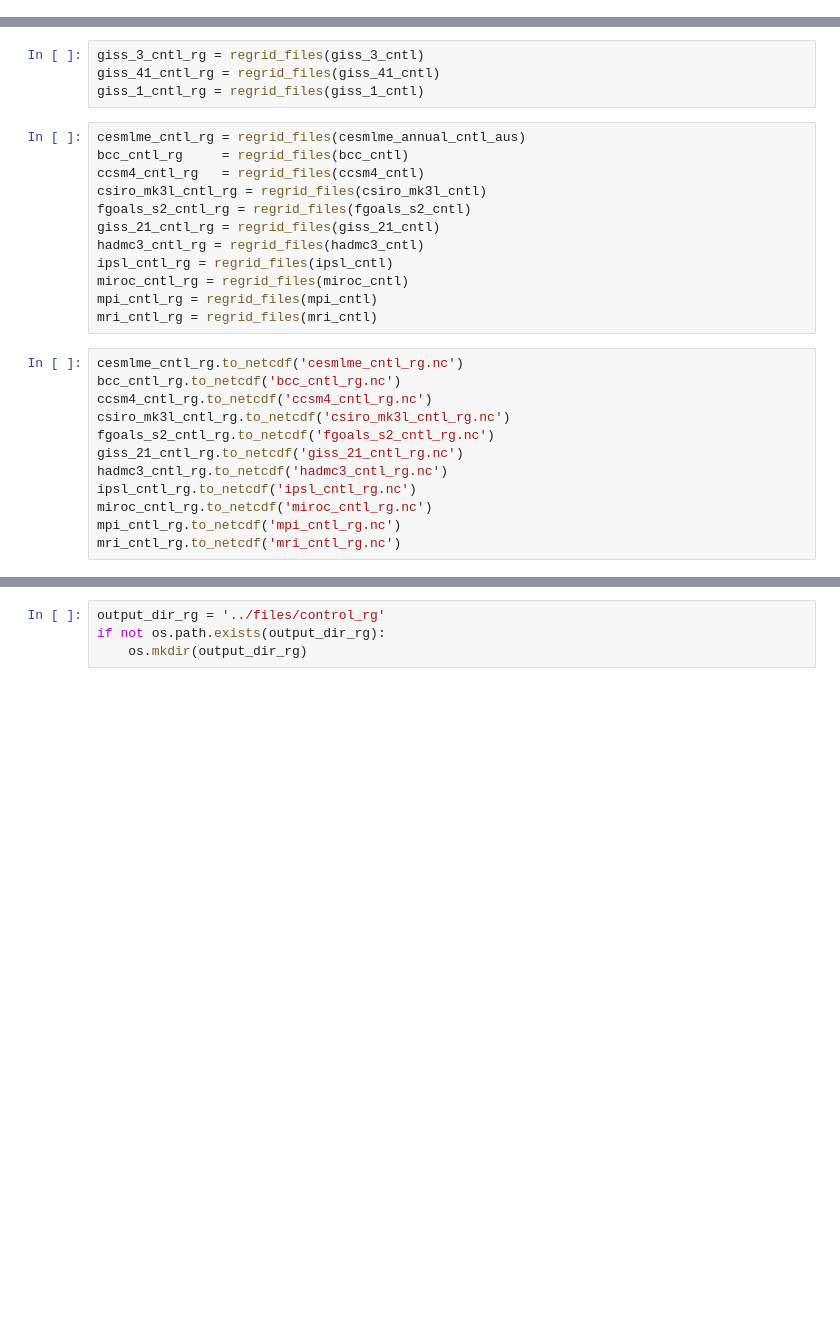
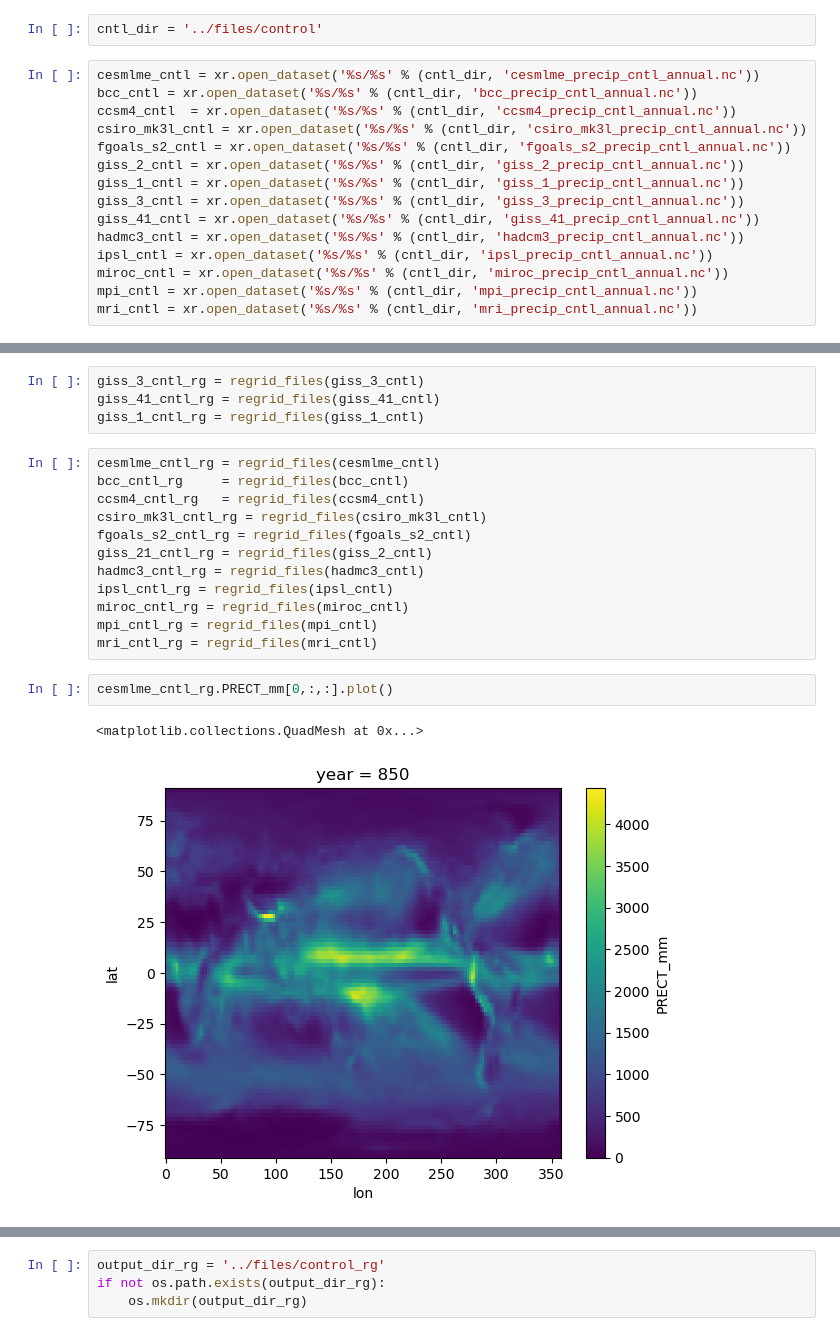
Before and after one commit to nickywright/aus-droughts-last-millennium, a Jupyter notebook: analysis/process_control_runs.ipynb, the cells around one changed output, grey strips where cells are left out. Saved outputs shown, nothing was run; the diff lists cells and outputs as text; blank space fills up the shorter version.

```diff
--- a/analysis/process_control_runs.ipynb
+++ b/analysis/process_control_runs.ipynb
@@ -652,0 +640,17 @@ Data variables: (12/47)
+# %%
+cntl_dir = '../files/control'
+# %%
+cesmlme_cntl = xr.open_dataset('%s/%s' % (cntl_dir, 'cesmlme_precip_cntl_annual.nc'))
+bcc_cntl = xr.open_dataset('%s/%s' % (cntl_dir, 'bcc_precip_cntl_annual.nc'))
+ccsm4_cntl  = xr.open_dataset('%s/%s' % (cntl_dir, 'ccsm4_precip_cntl_annual.nc'))
+csiro_mk3l_cntl = xr.open_dataset('%s/%s' % (cntl_dir, 'csiro_mk3l_precip_cntl_annual.nc'))
+fgoals_s2_cntl = xr.open_dataset('%s/%s' % (cntl_dir, 'fgoals_s2_precip_cntl_annual.nc'))
+giss_2_cntl = xr.open_dataset('%s/%s' % (cntl_dir, 'giss_2_precip_cntl_annual.nc'))
+giss_1_cntl = xr.open_dataset('%s/%s' % (cntl_dir, 'giss_1_precip_cntl_annual.nc'))
+giss_3_cntl = xr.open_dataset('%s/%s' % (cntl_dir, 'giss_3_precip_cntl_annual.nc'))
+giss_41_cntl = xr.open_dataset('%s/%s' % (cntl_dir, 'giss_41_precip_cntl_annual.nc'))
+hadmc3_cntl = xr.open_dataset('%s/%s' % (cntl_dir, 'hadcm3_precip_cntl_annual.nc'))
+ipsl_cntl = xr.open_dataset('%s/%s' % (cntl_dir, 'ipsl_precip_cntl_annual.nc'))
+miroc_cntl = xr.open_dataset('%s/%s' % (cntl_dir, 'miroc_precip_cntl_annual.nc'))
+mpi_cntl = xr.open_dataset('%s/%s' % (cntl_dir, 'mpi_precip_cntl_annual.nc'))
+mri_cntl = xr.open_dataset('%s/%s' % (cntl_dir, 'mri_precip_cntl_annual.nc'))
@@ -670,26 +678,19 @@ giss_3_cntl_rg = regrid_files(giss_3_cntl)
 giss_41_cntl_rg = regrid_files(giss_41_cntl)
 giss_1_cntl_rg = regrid_files(giss_1_cntl)
 # %%
-cesmlme_cntl_rg = regrid_files(cesmlme_annual_cntl_aus)
+cesmlme_cntl_rg = regrid_files(cesmlme_cntl)
 bcc_cntl_rg     = regrid_files(bcc_cntl)
 ccsm4_cntl_rg   = regrid_files(ccsm4_cntl)
 csiro_mk3l_cntl_rg = regrid_files(csiro_mk3l_cntl)
 fgoals_s2_cntl_rg = regrid_files(fgoals_s2_cntl)
-giss_21_cntl_rg = regrid_files(giss_21_cntl)
+giss_21_cntl_rg = regrid_files(giss_2_cntl)
 hadmc3_cntl_rg = regrid_files(hadmc3_cntl)
 ipsl_cntl_rg = regrid_files(ipsl_cntl)
 miroc_cntl_rg = regrid_files(miroc_cntl)
 mpi_cntl_rg = regrid_files(mpi_cntl)
 mri_cntl_rg = regrid_files(mri_cntl)
-# %%
-cesmlme_cntl_rg.to_netcdf('cesmlme_cntl_rg.nc')
-bcc_cntl_rg.to_netcdf('bcc_cntl_rg.nc')
-ccsm4_cntl_rg.to_netcdf('ccsm4_cntl_rg.nc')
-csiro_mk3l_cntl_rg.to_netcdf('csiro_mk3l_cntl_rg.nc')
-fgoals_s2_cntl_rg.to_netcdf('fgoals_s2_cntl_rg.nc')
-giss_21_cntl_rg.to_netcdf('giss_21_cntl_rg.nc')
-hadmc3_cntl_rg.to_netcdf('hadmc3_cntl_rg.nc')
-ipsl_cntl_rg.to_netcdf('ipsl_cntl_rg.nc')
-miroc_cntl_rg.to_netcdf('miroc_cntl_rg.nc')
-mpi_cntl_rg.to_netcdf('mpi_cntl_rg.nc')
-mri_cntl_rg.to_netcdf('mri_cntl_rg.nc')
+# %%
+cesmlme_cntl_rg.PRECT_mm[0,:,:].plot()
+# %% [output]
+<matplotlib.collections.QuadMesh at 0x...>
+[figure, added]
```
Also changed, not shown: parts of 54 cells of this notebook.
